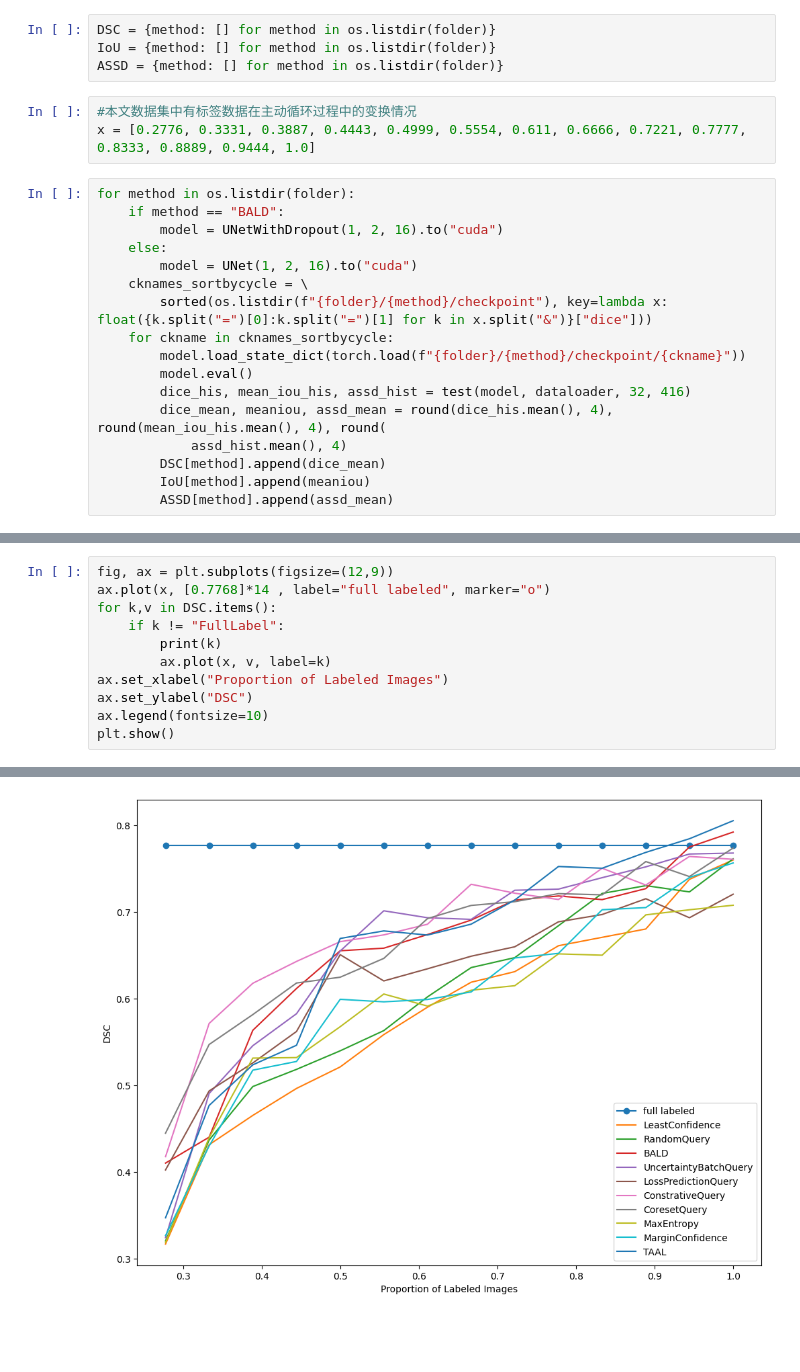
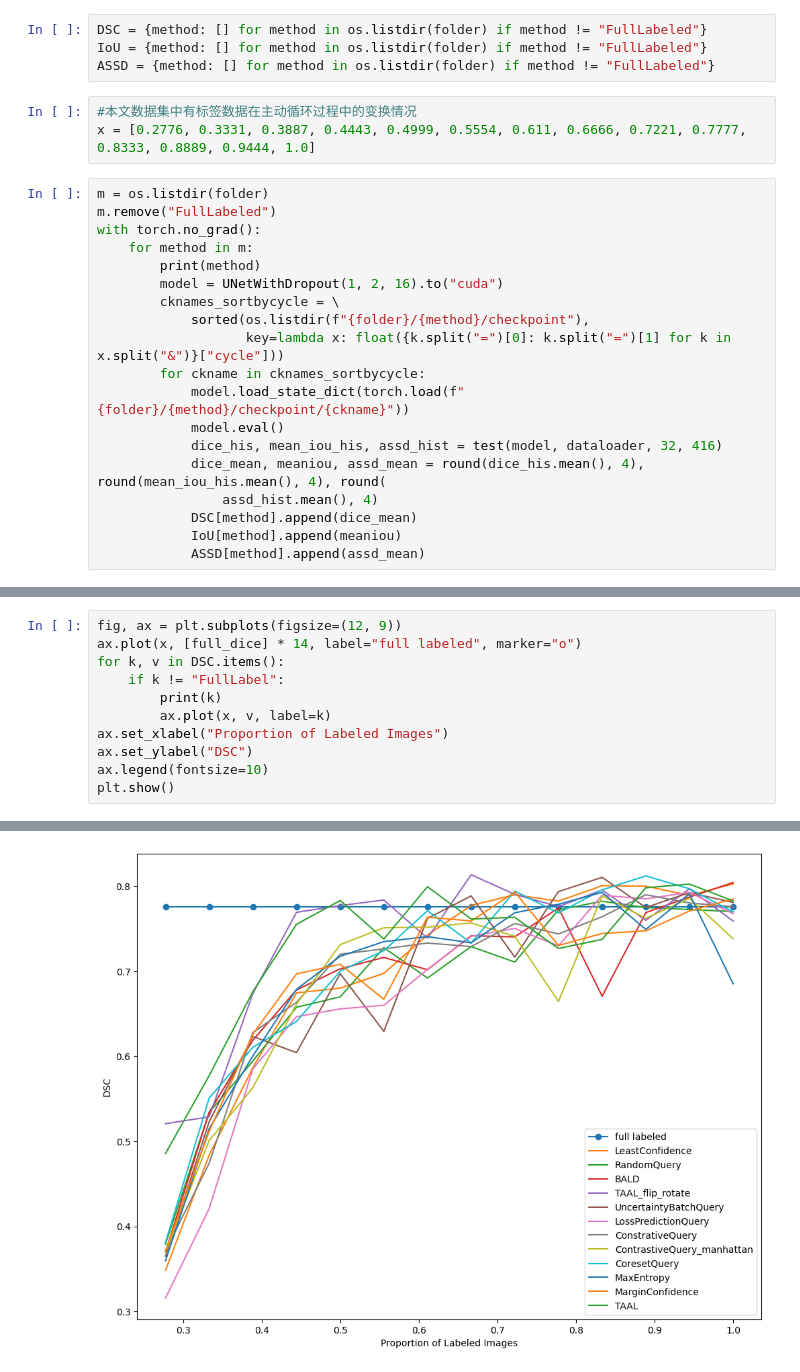
Before and after one commit to yeyeyeping/ALSph2d, a Jupyter notebook: plot.ipynb, the cells around one changed output, grey strips where cells are left out. Saved outputs shown, nothing was run; the diff lists cells and outputs as text; blank space fills up the shorter version.

```diff
--- a/plot.ipynb
+++ b/plot.ipynb
@@ -91,26 +110,28 @@ pd.DataFrame(dt).to_excel("0.83.xlsx", index=None)
 # %% [markdown]
 # 画图
 # %%
-DSC = {method: [] for method in os.listdir(folder)}
-IoU = {method: [] for method in os.listdir(folder)}
-ASSD = {method: [] for method in os.listdir(folder)}
+DSC = {method: [] for method in os.listdir(folder) if method != "FullLabeled"}
+IoU = {method: [] for method in os.listdir(folder) if method != "FullLabeled"}
+ASSD = {method: [] for method in os.listdir(folder) if method != "FullLabeled"}
 # %%
 #本文数据集中有标签数据在主动循环过程中的变换情况
 x = [0.2776, 0.3331, 0.3887, 0.4443, 0.4999, 0.5554, 0.611, 0.6666, 0.7221, 0.7777, 0.8333, 0.8889, 0.9444, 1.0]
 # %%
-for method in os.listdir(folder):
-    if method == "BALD":
+m = os.listdir(folder)
+m.remove("FullLabeled")
+with torch.no_grad():
+    for method in m:
+        print(method)
         model = UNetWithDropout(1, 2, 16).to("cuda")
-    else:
-        model = UNet(1, 2, 16).to("cuda")
-    cknames_sortbycycle = \
-        sorted(os.listdir(f"{folder}/{method}/checkpoint"), key=lambda x: float({k.split("=")[0]:k.split("=")[1] for k in x.split("&")}["dice"]))
-    for ckname in cknames_sortbycycle:
-        model.load_state_dict(torch.load(f"{folder}/{method}/checkpoint/{ckname}"))
-        model.eval()
-        dice_his, mean_iou_his, assd_hist = test(model, dataloader, 32, 416)
-        dice_mean, meaniou, assd_mean = round(dice_his.mean(), 4), round(mean_iou_his.mean(), 4), round(
-            assd_hist.mean(), 4)
-        DSC[method].append(dice_mean)
-        IoU[method].append(meaniou)
-        ASSD[method].append(assd_mean)
+        cknames_sortbycycle = \
+            sorted(os.listdir(f"{folder}/{method}/checkpoint"),
+                   key=lambda x: float({k.split("=")[0]: k.split("=")[1] for k in x.split("&")}["cycle"]))
+        for ckname in cknames_sortbycycle:
+            model.load_state_dict(torch.load(f"{folder}/{method}/checkpoint/{ckname}"))
+            model.eval()
+            dice_his, mean_iou_his, assd_hist = test(model, dataloader, 32, 416)
+            dice_mean, meaniou, assd_mean = round(dice_his.mean(), 4), round(mean_iou_his.mean(), 4), round(
+                assd_hist.mean(), 4)
+            DSC[method].append(dice_mean)
+            IoU[method].append(meaniou)
+            ASSD[method].append(assd_mean)
@@ -137,7 +154,7 @@ DSC
 # %%
-fig, ax = plt.subplots(figsize=(12,9))
-ax.plot(x, [0.7768]*14 , label="full labeled", marker="o")
-for k,v in DSC.items():
+fig, ax = plt.subplots(figsize=(12, 9))
+ax.plot(x, [full_dice] * 14, label="full labeled", marker="o")
+for k, v in DSC.items():
     if k != "FullLabel":
         print(k)
         ax.plot(x, v, label=k)
@@ -155,7 +174,7 @@ ConstrativeQuery
 CoresetQuery
 MaxEntropy
 MarginConfidence
 TAAL
-[figure, old version]
+[figure, new version]
 # %%
 IoU["FullLabel"][-1]
```
Also changed, not shown: parts of 14 cells of this notebook, 1 other file.
